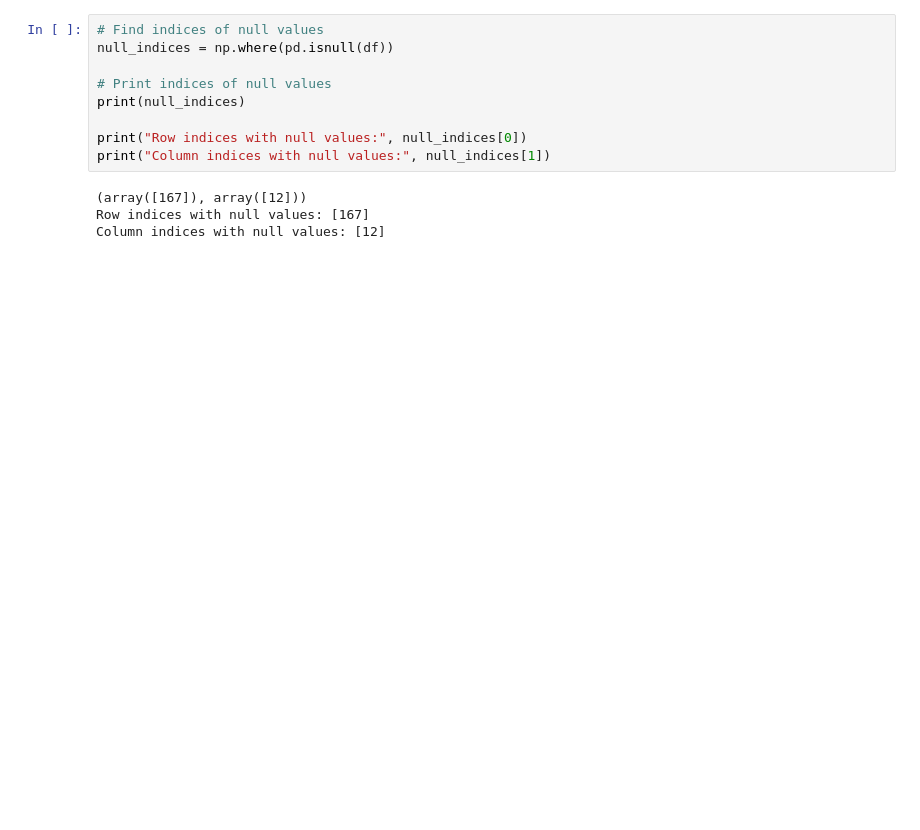
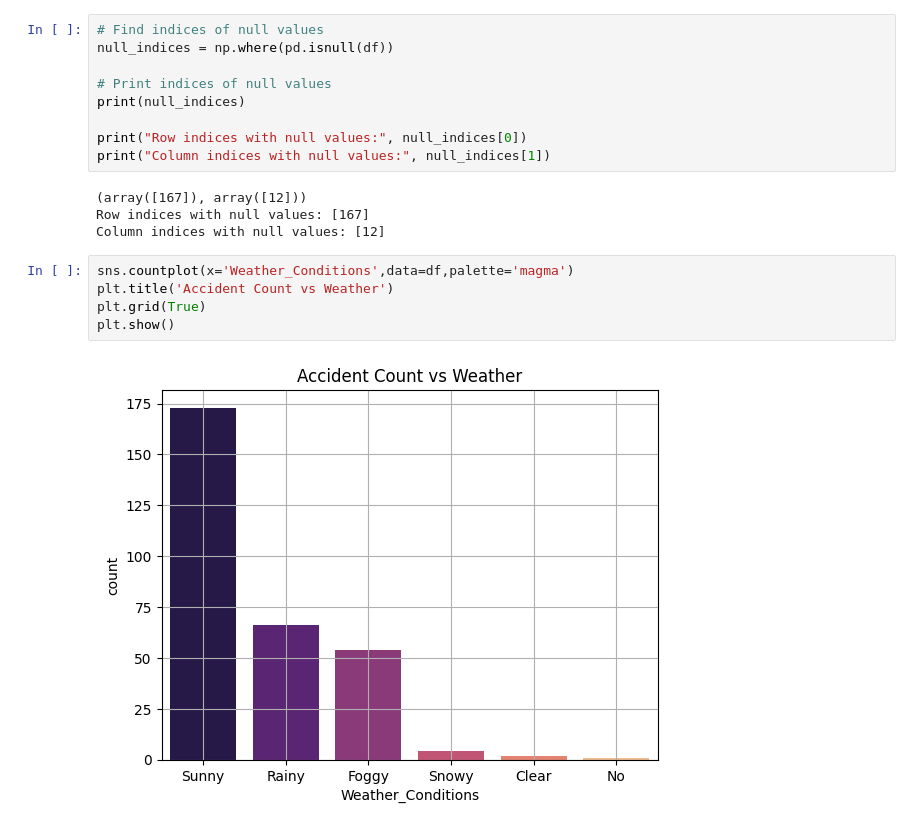
Before and after one commit to 22104071/GS_071, a Jupyter notebook: Traffic.ipynb, the cells around one changed output. Cells and saved outputs as stored; diff of their text form; blank space fills up the shorter version.

```diff
--- a/Traffic.ipynb
+++ b/Traffic.ipynb
@@ -163,3 +168,10 @@ print("Column indices with null values:", null_indices[1])
 (array([167]), array([12]))
 Row indices with null values: [167]
 Column indices with null values: [12]
+# %%
+sns.countplot(x='Weather_Conditions',data=df,palette='magma')
+plt.title('Accident Count vs Weather')
+plt.grid(True)
+plt.show()
+# %% [output]
+[figure, added]
```
Also changed, not shown: parts of 8 cells of this notebook.
